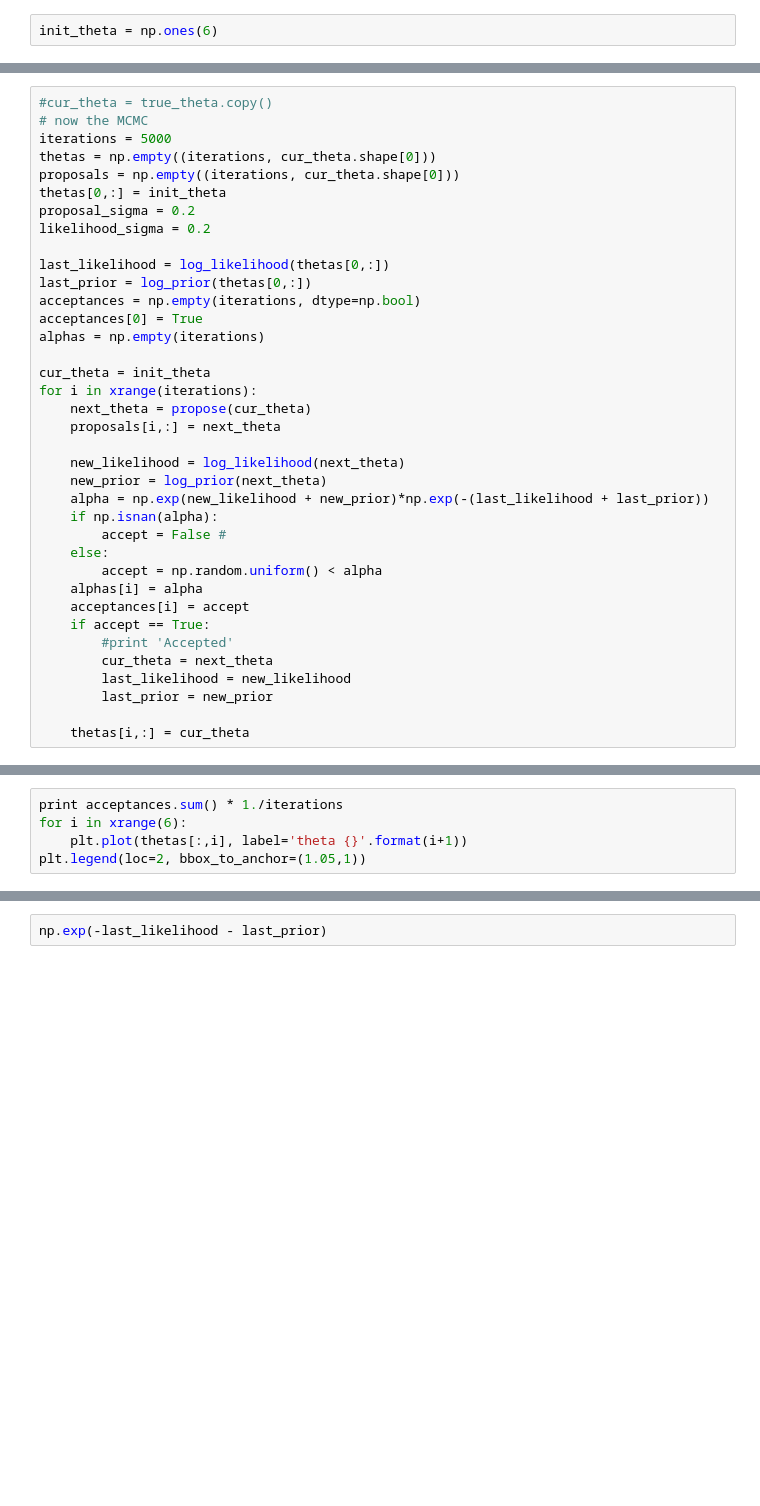
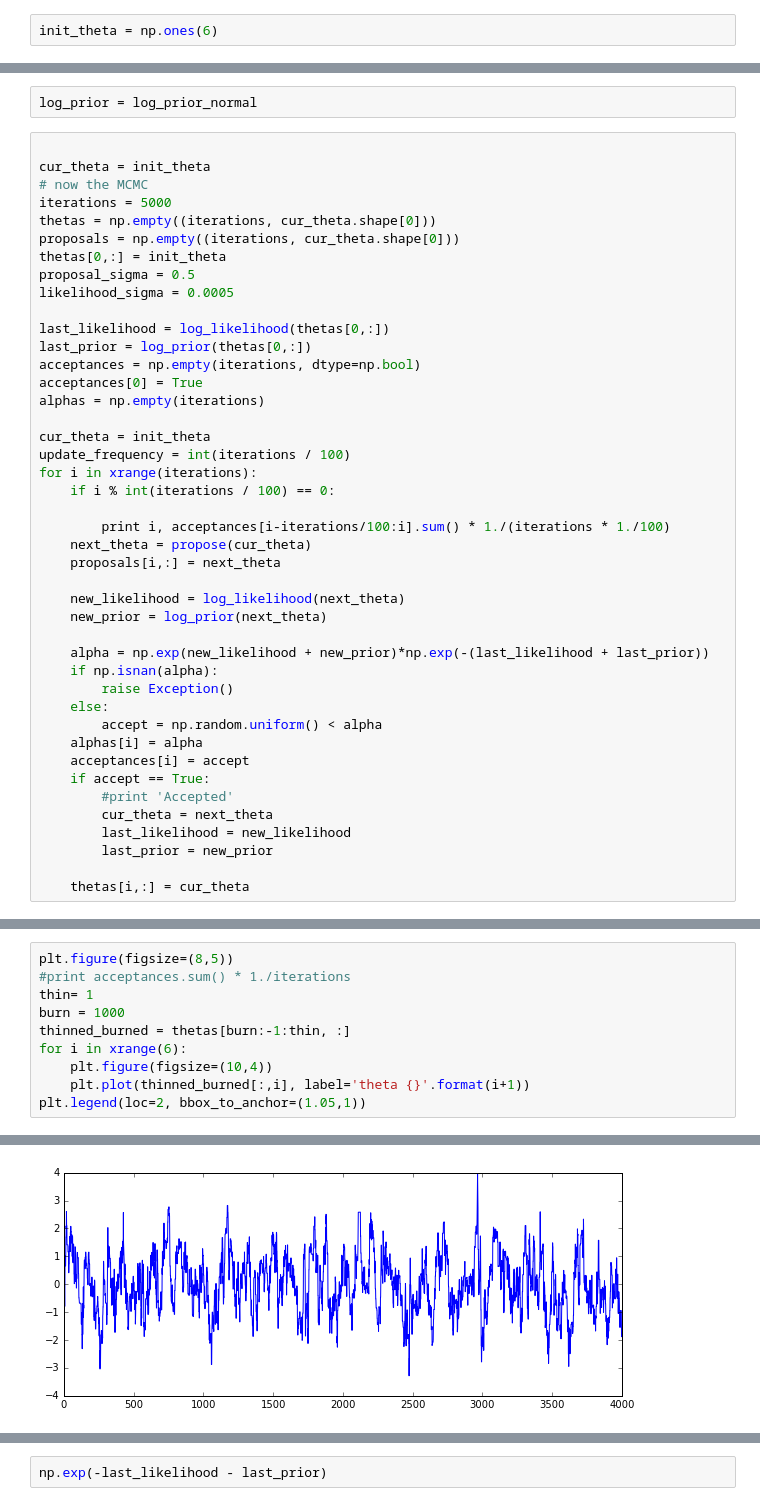
Before and after one commit to jcockayne/bayesian_pdes, a Jupyter notebook: notebooks/Linear_Elliptic_KL.ipynb, the cells around one changed output, grey strips where cells are left out. Cells and saved outputs as stored; diff of their text form; blank space fills up the shorter version.

```diff
--- a/notebooks/Linear_Elliptic_KL.ipynb
+++ b/notebooks/Linear_Elliptic_KL.ipynb
@@ -170,12 +186,15 @@ init_theta = np.ones(6)
+# %%
+log_prior = log_prior_normal
 # %%
-#cur_theta = true_theta.copy()
+
+cur_theta = init_theta
 # now the MCMC
 iterations = 5000
 thetas = np.empty((iterations, cur_theta.shape[0]))
 proposals = np.empty((iterations, cur_theta.shape[0]))
 thetas[0,:] = init_theta
-proposal_sigma = 0.2
-likelihood_sigma = 0.2
+proposal_sigma = 0.5
+likelihood_sigma = 0.0005
 
 last_likelihood = log_likelihood(thetas[0,:])
 last_prior = log_prior(thetas[0,:])
@@ -184,15 +203,20 @@ acceptances[0] = True
 alphas = np.empty(iterations)
 
 cur_theta = init_theta
+update_frequency = int(iterations / 100)
 for i in xrange(iterations):
+    if i % int(iterations / 100) == 0:
+
+        print i, acceptances[i-iterations/100:i].sum() * 1./(iterations * 1./100)
     next_theta = propose(cur_theta)
     proposals[i,:] = next_theta
 
     new_likelihood = log_likelihood(next_theta)
     new_prior = log_prior(next_theta)
+
     alpha = np.exp(new_likelihood + new_prior)*np.exp(-(last_likelihood + last_prior))
     if np.isnan(alpha):
-        accept = False #
+        raise Exception()
     else:
         accept = np.random.uniform() < alpha
     alphas[i] = alpha
@@ -207,5 +255,11 @@ for i in xrange(iterations):
 # %%
-print acceptances.sum() * 1./iterations
+plt.figure(figsize=(8,5))
+#print acceptances.sum() * 1./iterations
+thin= 1
+burn = 1000
+thinned_burned = thetas[burn:-1:thin, :]
 for i in xrange(6):
-    plt.plot(thetas[:,i], label='theta {}'.format(i+1))
+    plt.figure(figsize=(10,4))
+    plt.plot(thinned_burned[:,i], label='theta {}'.format(i+1))
 plt.legend(loc=2, bbox_to_anchor=(1.05,1))
+# %% [output]
@@ -211,0 +268 @@ plt.legend(loc=2, bbox_to_anchor=(1.05,1))
+[figure, added]
```
Also changed, not shown: parts of 37 cells of this notebook, 3 other files.
